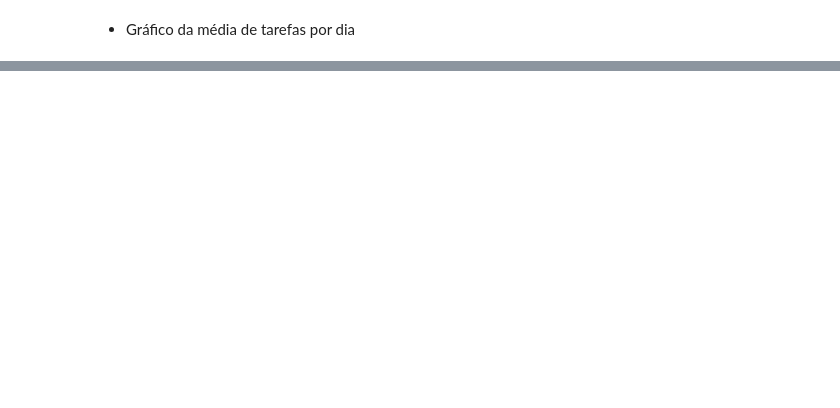
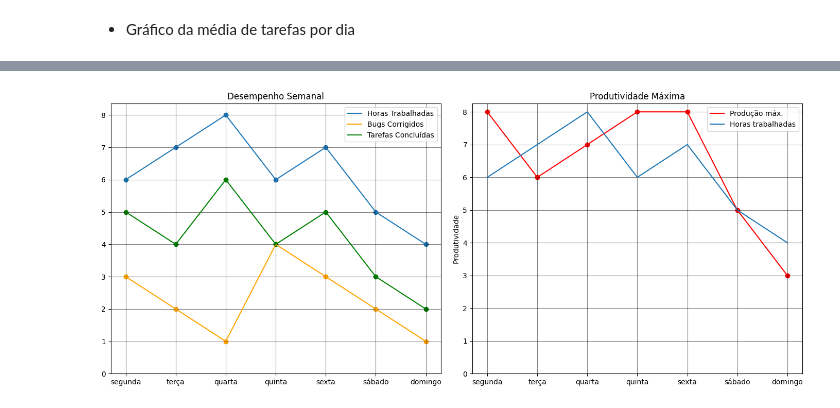
Before and after one commit to mathuscm/Projeto_M4_Relatorio-de-Progresso, a Jupyter notebook: projeto_m4_individual.ipynb, the cells around one changed output, grey strips where cells are left out. Drawn from its saved outputs; the diff is of its cells as text; code cells hidden in the pictures; blank space fills up the shorter version.

```diff
--- a/projeto_m4_individual.ipynb
+++ b/projeto_m4_individual.ipynb
@@ -170,3 +182,42 @@ plt.show()
 ou desidade das atividades.
 
 - Partindo da observação é possível cogitar melhorias nos dias de menor desempenho, como por exemplo redistribuir o peso das tarefas, verificar se está condizente com a habilidade do indivíduo ou fragmentá-las para evitar desgaste.
+# %%
+# variáveis que serão divididas nos gráficos para comparação lado-a-lado
+dia_x = ['segunda', 'terça', 'quarta', 'quinta', 'sexta', 'sábado', 'domingo']
+hr_trabalhada_y1 = [6, 7, 8, 6, 7, 5, 4]
+bugs_y2 = [3, 2, 1, 4, 3, 2, 1]
+tarefas_y3 = [5, 4, 6, 4, 5, 3, 2]
+produtividade_max = table['total produtividade']
+
+# subplot do gráfico 1 e 2 e ajuste das figuras
+fig, (ax1, ax2) = plt.subplots(1, 2, figsize=(14, 6))
+
+# criar gráfico 1
+ax1.plot(dia_x, hr_trabalhada_y1, label='Horas Trabalhadas')
+ax1.plot(dia_x, bugs_y2, color='orange', label='Bugs Corrigidos')
+ax1.plot(dia_x, tarefas_y3, color='green', label='Tarefas Concluídas')
+ax1.scatter(dia_x, hr_trabalhada_y1)
+ax1.scatter(dia_x, bugs_y2, color='orange')
+ax1.scatter(dia_x, tarefas_y3, color='green')
+
+ax1.set_title('Desempenho Semanal')
+ax1.grid(True, color='black', alpha=0.5)
+ax1.set_ylim(0)
+ax1.legend()
+
+# criar gráfico 2
+ax2.plot(dia_x, produtividade_max, color = 'red', label = 'Produção máx.')
+ax2.scatter(dia_x, produtividade_max, color = 'red')
+ax2.plot(dia_x, hr_trabalhada_y1, label = 'Horas trabalhadas')
+plt.legend()
+
+ax2.set_title('Produtividade Máxima')
+ax2.grid(True, color='black', alpha=0.5)
+ax2.set_ylim(0)
+ax2.set_ylabel('Produtividade')
+plt.tight_layout()
+
+plt.show()
+# %% [output]
+[figure, added]
```
Also changed, not shown: parts of 10 cells of this notebook.
